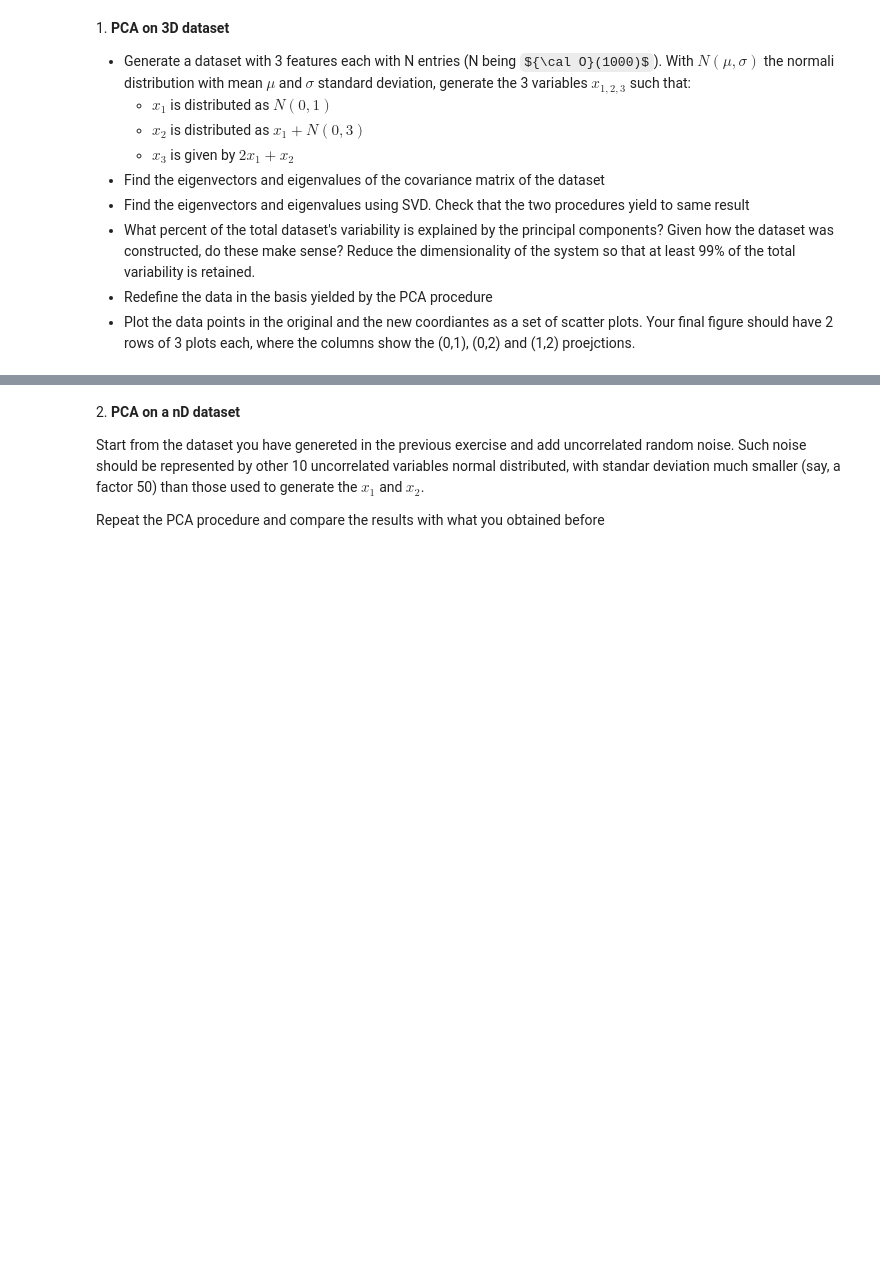
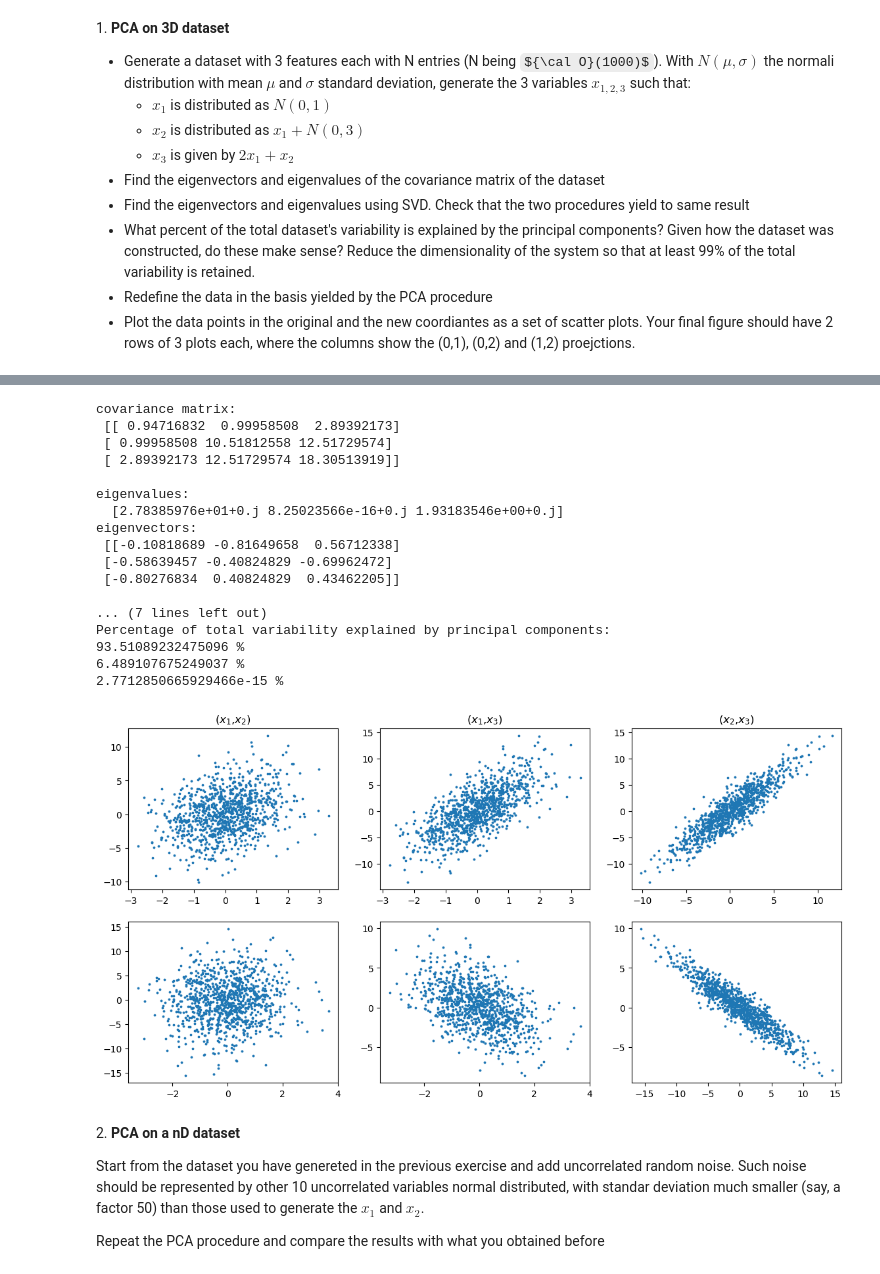
Before and after one commit to LucreziaRossi/LaboratoryOfComputationalPhysics_Y6, a Jupyter notebook: 08ex_LinearAlgebra.ipynb, the cells around one changed output, grey strips where cells are left out. Cells and saved outputs as stored; diff of their text form; code cells hidden in the pictures; some formulas as TeX source; blank space fills up the shorter version.

```diff
--- a/08ex_LinearAlgebra.ipynb
+++ b/08ex_LinearAlgebra.ipynb
@@ -101,3 +13,68 @@ plt.show()
+# %%
+import numpy as np
+import pandas as pd
+from scipy import linalg as la
+import matplotlib.pyplot as plt
+
+N = 1000
+x1 = np.random.normal(loc=0, scale=1, size=N)
+x2 = x1 + np.random.normal(loc=0, scale=3, size=N)
+x3 = 2*x1 + x2
+data = pd.DataFrame({'x1': x1, 'x2': x2,'x3': x3})
+
+cov = np.cov(data.T)
+print('covariance matrix: \n', cov, '\n')
+
+l, V = la.eig(cov) # l=autovalori, V=autovettori
+print('eigenvalues:\n ', l)
+print('eigenvectors:\n', V, '\n')
+
+U, spectrum, Vt = np.linalg.svd(data.T)
+l_svd = spectrum**2/(N-1)
+V_svd = U
+print('eigenvalues (SVD):\n ', l_svd)
+print('eigenvectors (SVD): \n', V_svd, '\n')
+
+explained_variability = l.real / np.sum(l.real)
+print("Percentage of total variability explained by principal components:")
+for v in explained_variability[np.argsort(-explained_variability)]:
+    print(100 * v, '%')
+
+reduced_data = data.loc[:,['x1','x2']]
+
+rdata = pd.DataFrame(np.dot(V, data.T)).T #??
+rdata.columns = ['x1', 'x2', 'x3']
+
+fig, ax = plt.subplots(2, 3, figsize = (14,7))
+ax[0,0].scatter(data["x1"], data["x2"], s=3)
+ax[0,1].scatter(data["x1"], data["x3"], s=3)
+ax[0,2].scatter(data["x2"], data["x3"], s=3)
+ax[0,0].set_title('($x_1$,$x_2$)')
+ax[0,1].set_title('($x_1$,$x_3$)')
+ax[0,2].set_title('($x_2$,$x_3$)')
+ax[1,0].scatter(rdata["x1"], rdata["x2"], s=3)
+ax[1,1].scatter(rdata["x1"], rdata["x3"], s=3)
+ax[1,2].scatter(rdata["x2"], rdata["x3"], s=3)
+plt.show()
+# %% [output]
+covariance matrix:
+ [[ 0.94716832  0.99958508  2.89392173]
+ [ 0.99958508 10.51812558 12.51729574]
+ [ 2.89392173 12.51729574 18.30513919]]
+
+eigenvalues:
+  [2.78385976e+01+0.j 8.25023566e-16+0.j 1.93183546e+00+0.j]
+eigenvectors:
+ [[-0.10818689 -0.81649658  0.56712338]
+ [-0.58639457 -0.40824829 -0.69962472]
+ [-0.80276834  0.40824829  0.43462205]]
+
+... (7 lines left out)
+Percentage of total variability explained by principal components:
+93.51089232475096 %
+6.489107675249037 %
+2.7712850665929466e-15 %
+[figure, added]
 # %% [markdown]
 2\. **PCA on a nD dataset**
 
```
Also changed, not shown: parts of 6 cells of this notebook.
